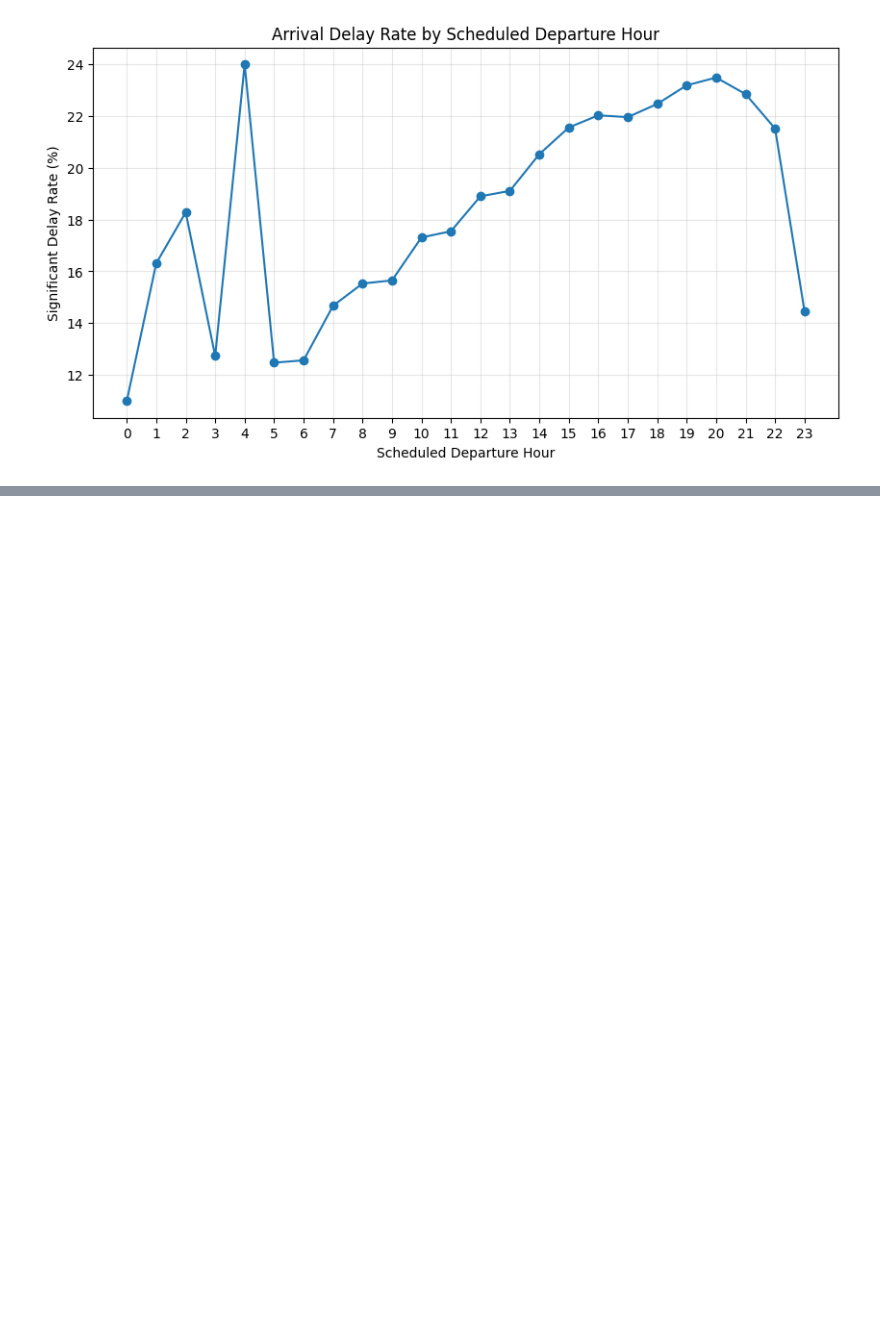
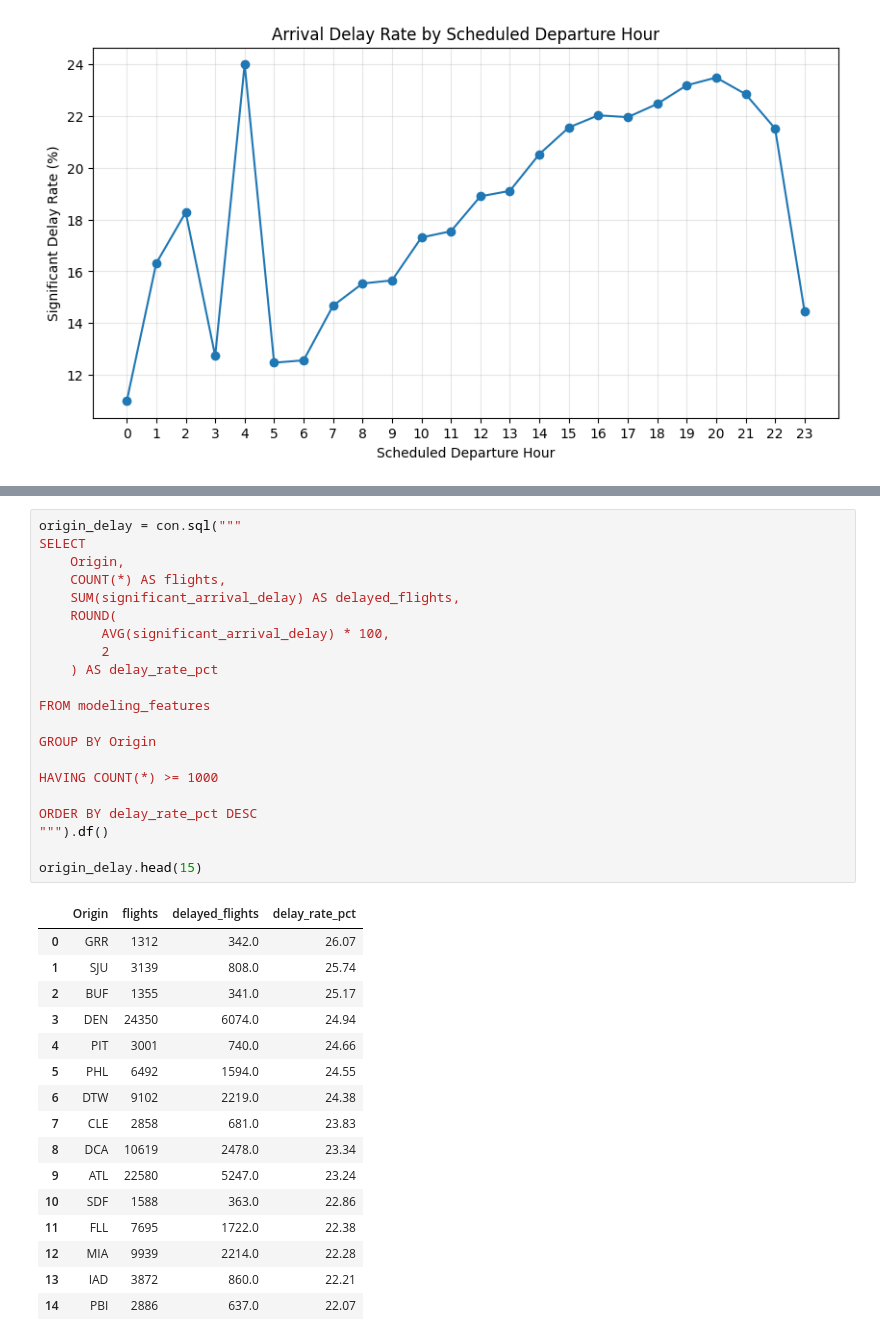
Before and after one commit to ttashi7/flight-operations-intelligence, a Jupyter notebook: notebooks/01_flight_data_profiling.ipynb, the cells around one changed output, grey strips where cells are left out. Cells and saved outputs as stored; diff of their text form; blank space fills up the shorter version.

```diff
--- a/notebooks/01_flight_data_profiling.ipynb
+++ b/notebooks/01_flight_data_profiling.ipynb
@@ -1235,0 +1336,38 @@ plt.show()
+# %%
+origin_delay = con.sql("""
+SELECT
+    Origin,
+    COUNT(*) AS flights,
+    SUM(significant_arrival_delay) AS delayed_flights,
+    ROUND(
+        AVG(significant_arrival_delay) * 100,
+        2
+    ) AS delay_rate_pct
+
+FROM modeling_features
+
+GROUP BY Origin
+
+HAVING COUNT(*) >= 1000
+
+ORDER BY delay_rate_pct DESC
+""").df()
+
+origin_delay.head(15)
+# %% [output]
+|  | Origin | flights | delayed_flights | delay_rate_pct |
+| 0 | GRR | 1312 | 342.0 | 26.07 |
+| 1 | SJU | 3139 | 808.0 | 25.74 |
+| 2 | BUF | 1355 | 341.0 | 25.17 |
+| 3 | DEN | 24350 | 6074.0 | 24.94 |
+| 4 | PIT | 3001 | 740.0 | 24.66 |
+| 5 | PHL | 6492 | 1594.0 | 24.55 |
+| 6 | DTW | 9102 | 2219.0 | 24.38 |
+| 7 | CLE | 2858 | 681.0 | 23.83 |
+| 8 | DCA | 10619 | 2478.0 | 23.34 |
+| 9 | ATL | 22580 | 5247.0 | 23.24 |
+| 10 | SDF | 1588 | 363.0 | 22.86 |
+| 11 | FLL | 7695 | 1722.0 | 22.38 |
+| 12 | MIA | 9939 | 2214.0 | 22.28 |
+| 13 | IAD | 3872 | 860.0 | 22.21 |
+| 14 | PBI | 2886 | 637.0 | 22.07 |
```
Also changed, not shown: parts of 24 cells of this notebook.
